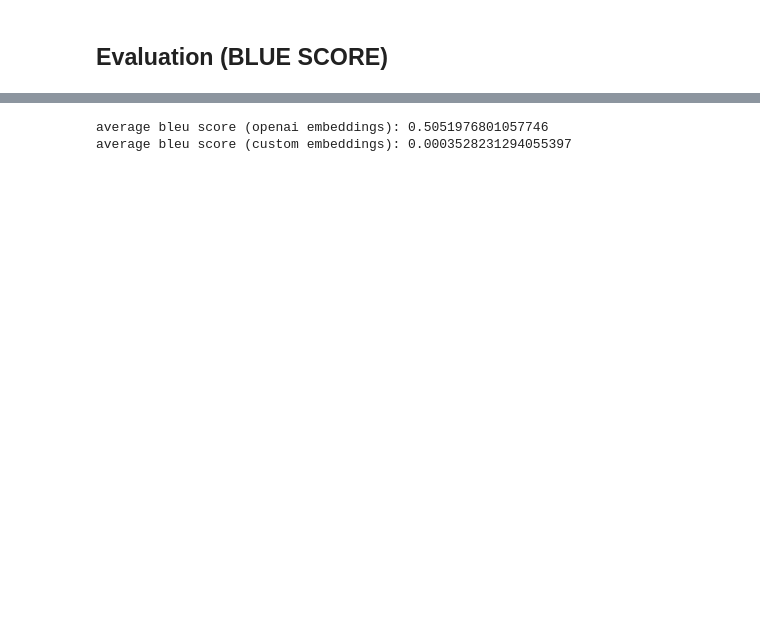
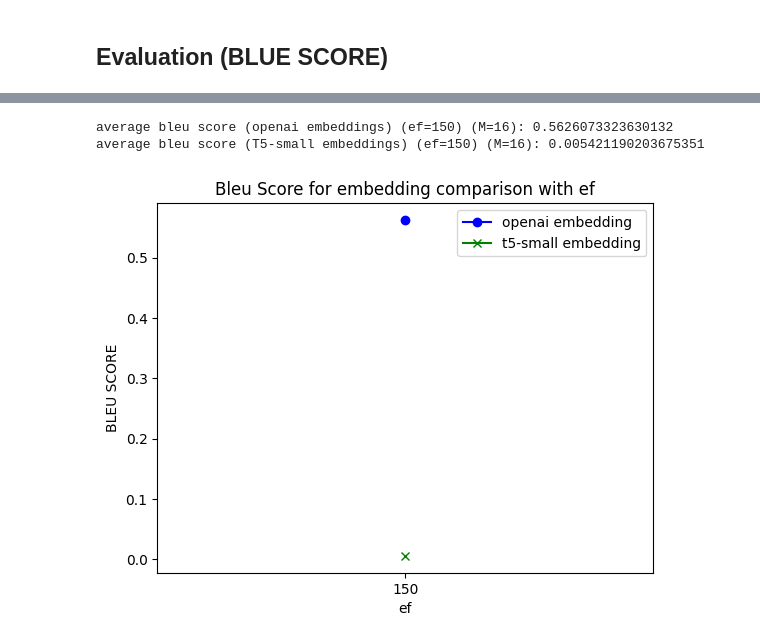
Before and after one commit to ATTIC-TOURS/rag, a Jupyter notebook: main.ipynb, the cells around one changed output, grey strips where cells are left out. Cells and saved outputs as stored; diff of their text form; code cells hidden in the pictures; blank space fills up the shorter version.

```diff
--- a/main.ipynb
+++ b/main.ipynb
@@ -252,28 +367,52 @@ def tokenize_text(text):
 # %%
-from nltk.translate.bleu_score import sentence_bleu, SmoothingFunction
+efs = list(range(150, 250, 100))
+Ms = [16] * len(efs)
 
-embeddings_list = [
-    ("openai embeddings", openai_embeddings),
-    ("custom embeddings", custom_embeddings)
-]
+bleu_scores = []
+for name, embeddings in embeddings_list:
+    temp1_blue_scores = []
+    for ef, M in zip(efs, Ms):
+        rag = RAG(documents, embeddings)
 
-for name, embeddings in embeddings_list:
-    rag = RAG(pages, embeddings)
-    bleu_scores = []
-    # Using SmoothingFunction() to prevent zero BLEU score
-    smooth = SmoothingFunction().method1
-    for row in qa.itertuples():
-        question, answer1, answer2, answer3 = row[1], row[2], row[3], row[4]
-        references = [tokenize_text(answer1), tokenize_text(answer2), tokenize_text(answer3)]
-        # do something
-        # Calculate BLEU score (use sentence_bleu for a single sentence)
-        response = rag.response(question)
-        candidate = tokenize_text(response)
+        temp2_blue_scores = []
+        # Using SmoothingFunction() to prevent zero BLEU score
+        smooth = SmoothingFunction().method1
+        for row in qa.itertuples():
 
-        bleu_score = sentence_bleu(references, candidate, smoothing_function=smooth)
-        bleu_scores.append(bleu_score)
+            question, answer1, answer2, answer3 = row[1], row[2], row[3], row[4]
+            references = [tokenize_text(answer1), tokenize_text(answer2), tokenize_text(answer3)]
 
-    print(f"average bleu score ({name}): {sum(bleu_scores)/len(bleu_scores)}")
+            # Calculate BLEU score (use sentence_bleu for a single sentence)
+            response = rag.response(question)
+            candidate = tokenize_text(response)
+
+            bleu_score = sentence_bleu(references, candidate, smoothing_function=smooth)
+            temp2_blue_scores.append(bleu_score)
+        average_bleu_score = sum(temp2_blue_scores)/len(temp2_blue_scores)
+        temp1_blue_scores.append(average_bleu_score)
+        print(f"average bleu score ({name}) (ef={ef}) (M={M}): {sum(temp2_blue_scores)/len(temp2_blue_scores)}")
+    bleu_scores.append(temp1_blue_scores)
 # %% [output]
-average bleu score (openai embeddings): 0.5051976801057746
-average bleu score (custom embeddings): 0.0003528231294055397
+average bleu score (openai embeddings) (ef=150) (M=16): 0.5626073323630132
+average bleu score (T5-small embeddings) (ef=150) (M=16): 0.005421190203675351
+# %%
+import matplotlib.pyplot as plt
+
+# Plotting both lines on the same graph
+plt.plot(efs, bleu_scores[0], label="openai embedding", color='blue', marker='o')  # First line
+plt.plot(efs, bleu_scores[1], label="t5-small embedding", color='green', marker='x')  # Second line
+
+plt.xticks(efs)
+
+# Adding titles and labels
+plt.title('Bleu Score for embedding comparison with ef')
+plt.xlabel('ef')
+plt.ylabel('BLEU SCORE')
+
+# Showing legend
+plt.legend()
+
+# Displaying the plot
+plt.show()
+# %% [output]
+[figure, added]
```
Also changed, not shown: parts of 35 cells of this notebook.
